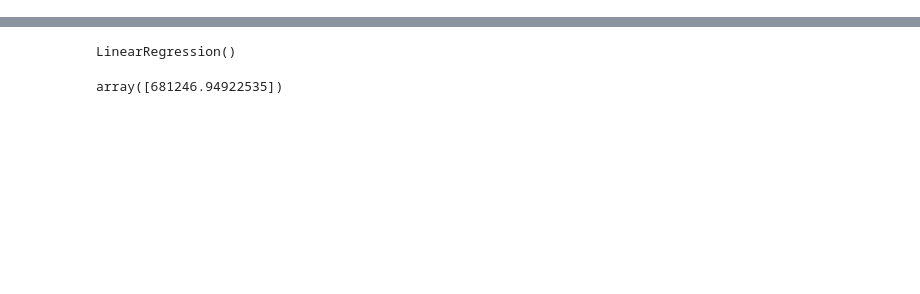
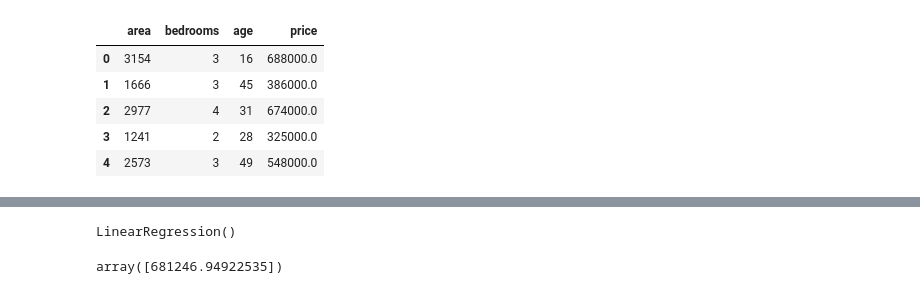
Before and after one commit to vinyas-bharadwaj/LCC-Projectify-HousePricePrediction, a Jupyter notebook: model_training.ipynb, the cells around one changed output, grey strips where cells are left out. Saved outputs shown, nothing was run; the diff lists cells and outputs as text; code cells hidden in the pictures; blank space fills up the shorter version.

```diff
--- a/model_training.ipynb
+++ b/model_training.ipynb
@@ -1,4 +1,12 @@
 # %%
 import pandas as pd
 
 df = pd.read_csv('house_price.csv')
+df.head()
+# %% [output]
+|  | area | bedrooms | age | price |
+| 0 | 3154 | 3 | 16 | 688000.0 |
+| 1 | 1666 | 3 | 45 | 386000.0 |
+| 2 | 2977 | 4 | 31 | 674000.0 |
+| 3 | 1241 | 2 | 28 | 325000.0 |
+| 4 | 2573 | 3 | 49 | 548000.0 |
```
Also changed, not shown: parts of 1 cell of this notebook.
